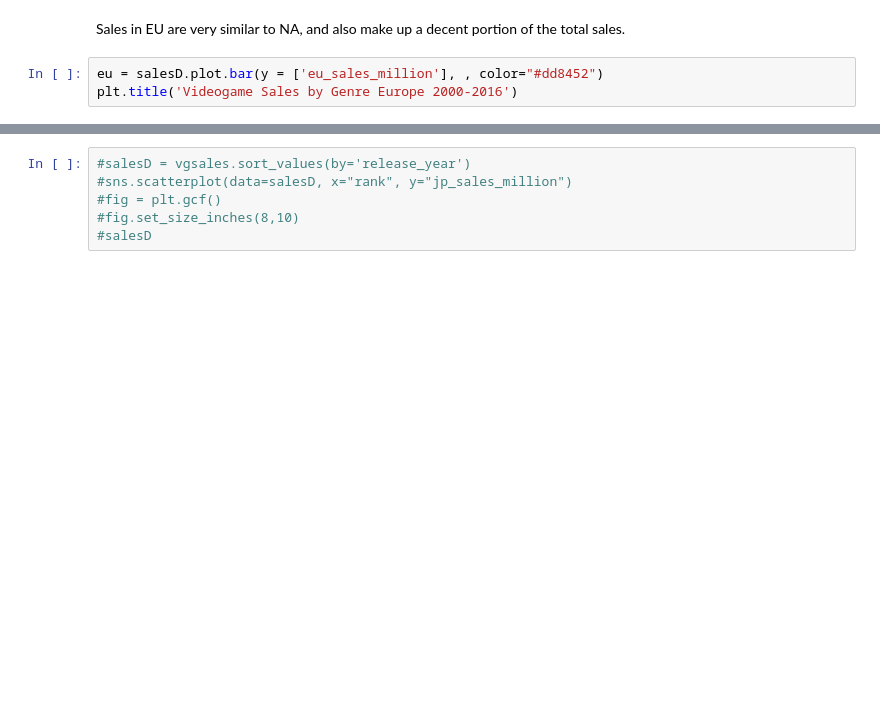
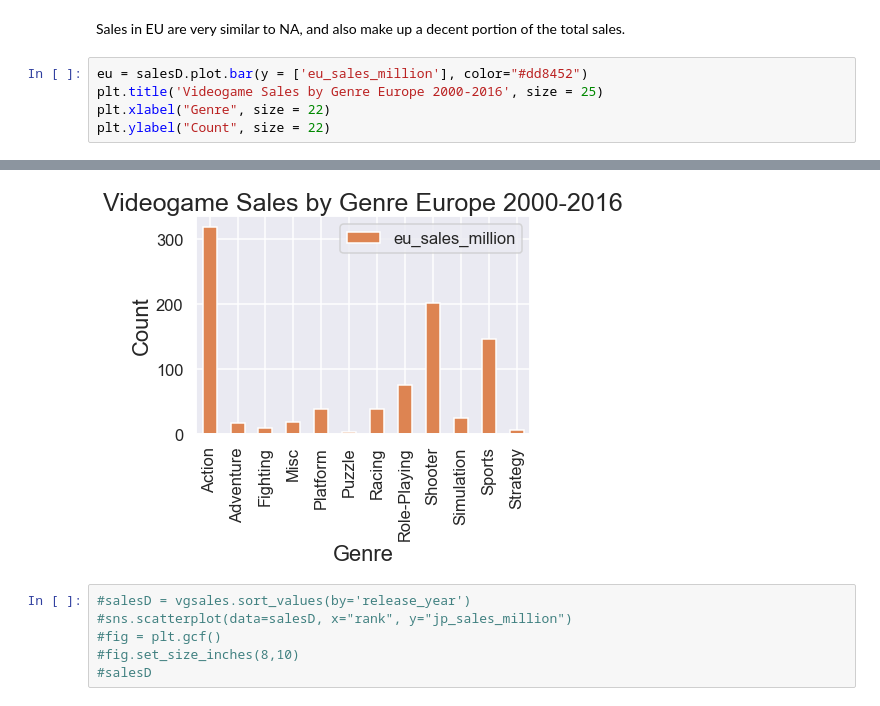
Before and after one commit to kvh8899/mostpopvidgame, a Jupyter notebook: FinalProject_group004.ipynb, the cells around one changed output, grey strips where cells are left out. Saved outputs shown, nothing was run; the diff lists cells and outputs as text; blank space fills up the shorter version.

```diff
--- a/FinalProject_group004.ipynb
+++ b/FinalProject_group004.ipynb
@@ -320,6 +331,8 @@ Text(0.5, 1.0, 'Videogame Sales by Genre Japan 2000-2016')
 # %% [markdown]
 Sales in EU are very similar to NA, and also make up a decent portion of the total sales.
 # %%
-eu = salesD.plot.bar(y = ['eu_sales_million'], , color="#dd8452")
-plt.title('Videogame Sales by Genre Europe 2000-2016')
+eu = salesD.plot.bar(y = ['eu_sales_million'], color="#dd8452")
+plt.title('Videogame Sales by Genre Europe 2000-2016', size = 25)
+plt.xlabel("Genre", size = 22)
+plt.ylabel("Count", size = 22)
 # %% [output]
@@ -327,3 +340,4 @@ SyntaxError: invalid syntax (<ipython-input-32-dd692502c9c7>, line 1)
+[figure, added]
 # %%
 #salesD = vgsales.sort_values(by='release_year')
 #sns.scatterplot(data=salesD, x="rank", y="jp_sales_million")
```
Also changed, not shown: parts of 16 cells of this notebook.
